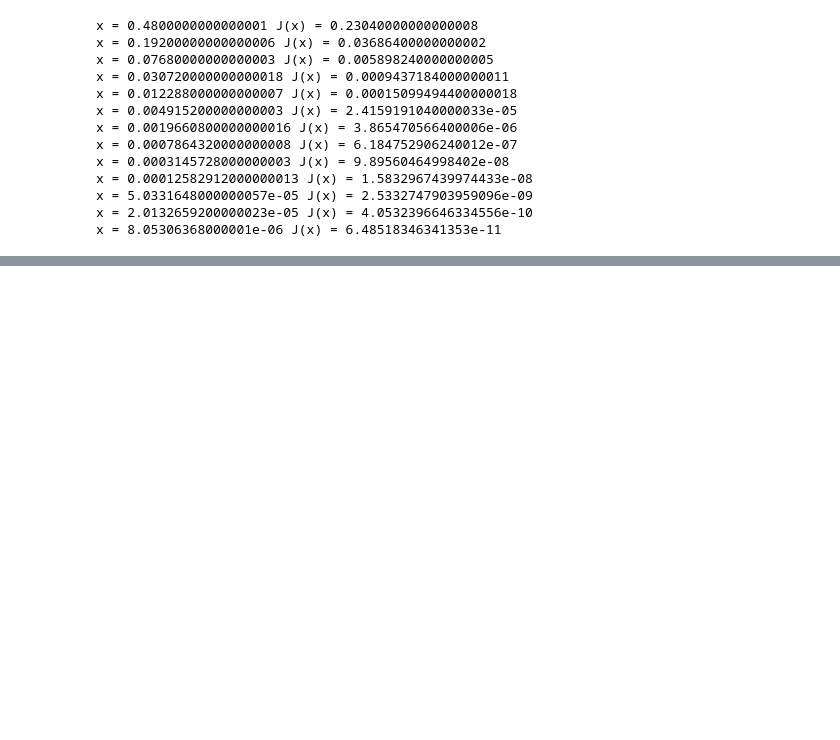
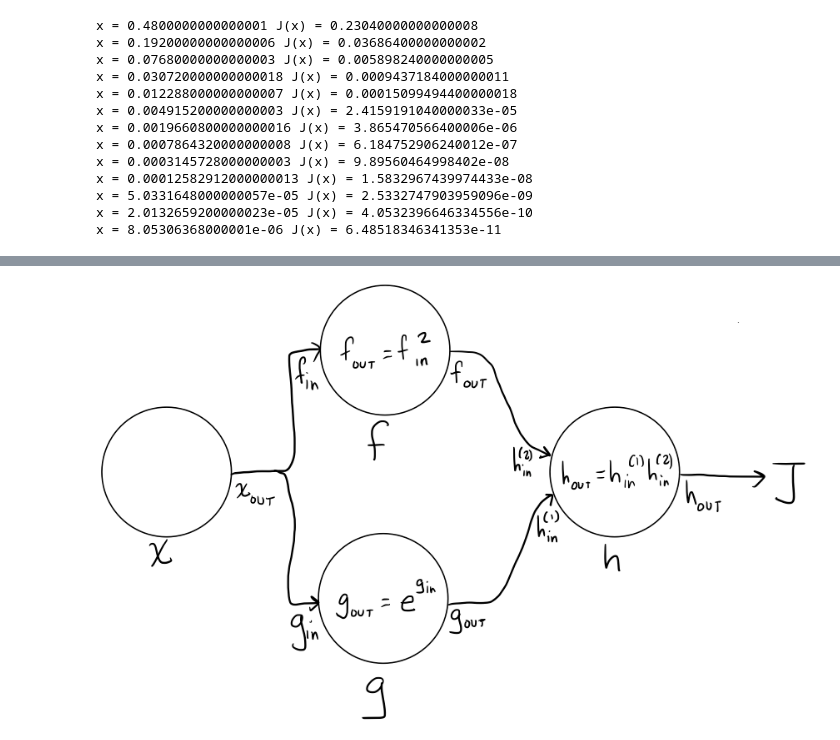
Before and after one commit to omar11205/torchDeepLearning, a Jupyter notebook: AAN/computational_graph_from_scratch.ipynb, the cells around one changed output, grey strips where cells are left out. Drawn from its saved outputs; the diff is of its cells as text; code cells hidden in the pictures; blank space fills up the shorter version.

```diff
--- a/AAN/computational_graph_from_scratch.ipynb
+++ b/AAN/computational_graph_from_scratch.ipynb
@@ -179,0 +195,4 @@ x = 8.05306368000001e-06 J(x) = 6.48518346341353e-11
+# %%
+Image("images/sharedinput.png")
+# %% [output]
+[figure, added]
```
Also changed, not shown: parts of 5 cells of this notebook, 1 other file.
